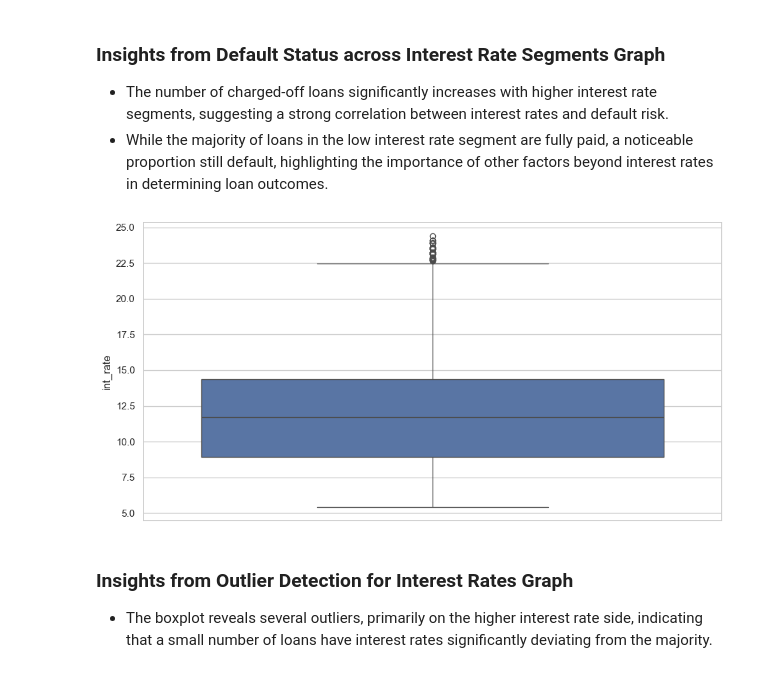
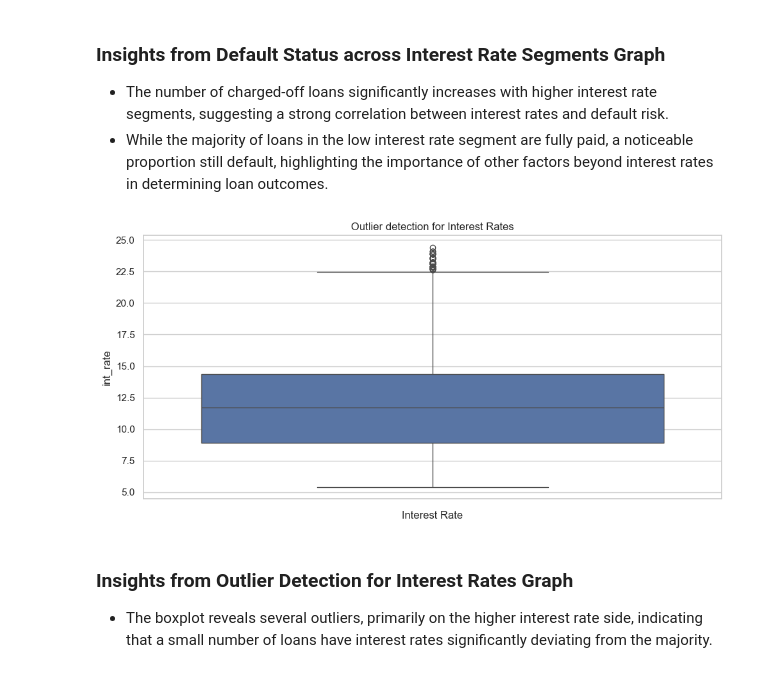
Before and after one commit to sowmilydutta/Lending_Club_Case_Study, a Jupyter notebook: Sowmily_Dutta.ipynb, the cells around one changed output. Drawn from its saved outputs; the diff is of its cells as text; code cells hidden in the pictures.

```diff
--- a/Sowmily_Dutta_Case_study.ipynb
+++ b/Sowmily_Dutta.ipynb
@@ -457,11 +467,13 @@ plt.show()
 # %%
 # Figure 18: Outlier detection for Interest Rates
 plt.figure(figsize=(10,5))
 sns.boxplot(data=df_cleaned, y="int_rate")
+plt.title("Outlier detection for Interest Rates")
+plt.xlabel("Interest Rate")
 plt.tight_layout()
 plt.show()
 # %% [output]
-[figure, old version]
+[figure, new version]
 # %% [markdown]
 ### Insights from Outlier Detection for Interest Rates Graph
 
```
Also changed, not shown: parts of 17 cells of this notebook.
